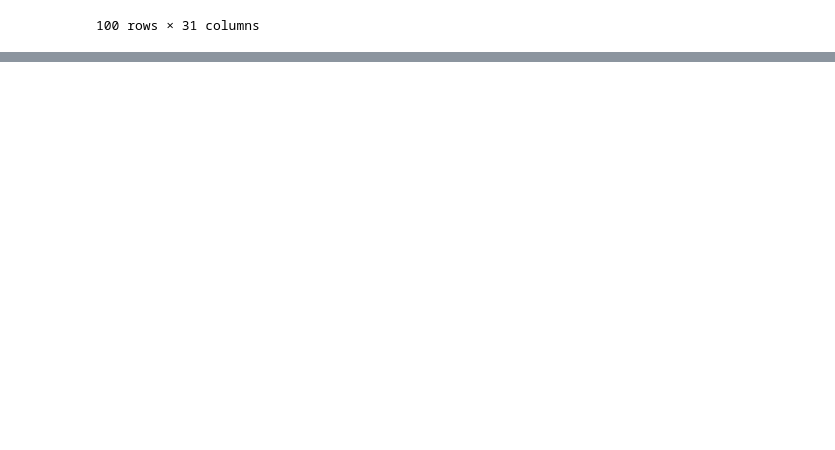
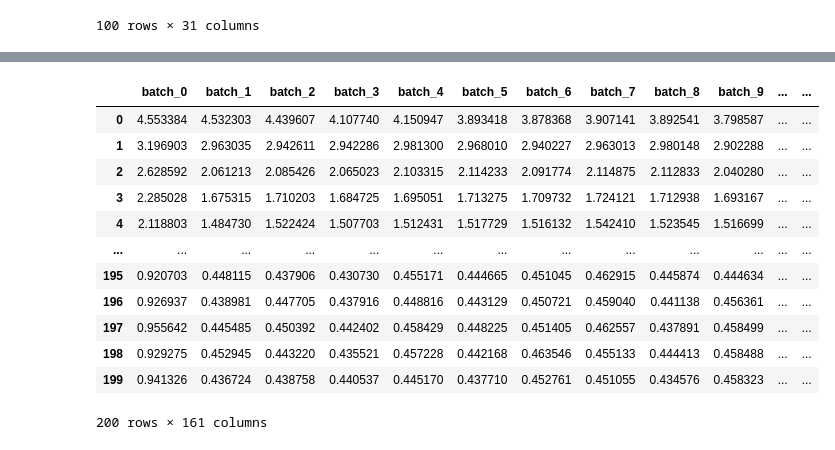
Before and after one commit to sthasubin429/groovy, a Jupyter notebook: generation/Experiment/Visualization.ipynb, the cells around one changed output, grey strips where cells are left out. Drawn from its saved outputs; the diff is of its cells as text; code cells hidden in the pictures; blank space fills up the shorter version.

```diff
--- a/generation/Experiment/Visualization.ipynb
+++ b/generation/Experiment/Visualization.ipynb
@@ -374,0 +493,18 @@ plt.show()
+# %%
+loss_v2 = pd.read_csv('loss_csv2.csv')
+loss_v2.drop(['Epocs'], axis=1, inplace = True)
+loss_v2
+# %% [output]
+|  | batch_0 | batch_1 | batch_2 | batch_3 | batch_4 | batch_5 | batch_6 | batch_7 | batch_8 | batch_9 | ... | ... |
+| 0 | 4.553384 | 4.532303 | 4.439607 | 4.107740 | 4.150947 | 3.893418 | 3.878368 | 3.907141 | 3.892541 | 3.798587 | ... | ... |
+| 1 | 3.196903 | 2.963035 | 2.942611 | 2.942286 | 2.981300 | 2.968010 | 2.940227 | 2.963013 | 2.980148 | 2.902288 | ... | ... |
+| 2 | 2.628592 | 2.061213 | 2.085426 | 2.065023 | 2.103315 | 2.114233 | 2.091774 | 2.114875 | 2.112833 | 2.040280 | ... | ... |
+| 3 | 2.285028 | 1.675315 | 1.710203 | 1.684725 | 1.695051 | 1.713275 | 1.709732 | 1.724121 | 1.712938 | 1.693167 | ... | ... |
+| 4 | 2.118803 | 1.484730 | 1.522424 | 1.507703 | 1.512431 | 1.517729 | 1.516132 | 1.542410 | 1.523545 | 1.516699 | ... | ... |
+| ... | ... | ... | ... | ... | ... | ... | ... | ... | ... | ... | ... | ... |
+| 195 | 0.920703 | 0.448115 | 0.437906 | 0.430730 | 0.455171 | 0.444665 | 0.451045 | 0.462915 | 0.445874 | 0.444634 | ... | ... |
+| 196 | 0.926937 | 0.438981 | 0.447705 | 0.437916 | 0.448816 | 0.443129 | 0.450721 | 0.459040 | 0.441138 | 0.456361 | ... | ... |
+| 197 | 0.955642 | 0.445485 | 0.450392 | 0.442402 | 0.458429 | 0.448225 | 0.451405 | 0.462557 | 0.437891 | 0.458499 | ... | ... |
+| 198 | 0.929275 | 0.452945 | 0.443220 | 0.435521 | 0.457228 | 0.442168 | 0.463546 | 0.455133 | 0.444413 | 0.458488 | ... | ... |
+| 199 | 0.941326 | 0.436724 | 0.438758 | 0.440537 | 0.445170 | 0.437710 | 0.452761 | 0.451055 | 0.434576 | 0.458323 | ... | ... |
+200 rows × 161 columns
```
Also changed, not shown: parts of 23 cells of this notebook, 4 other files.
